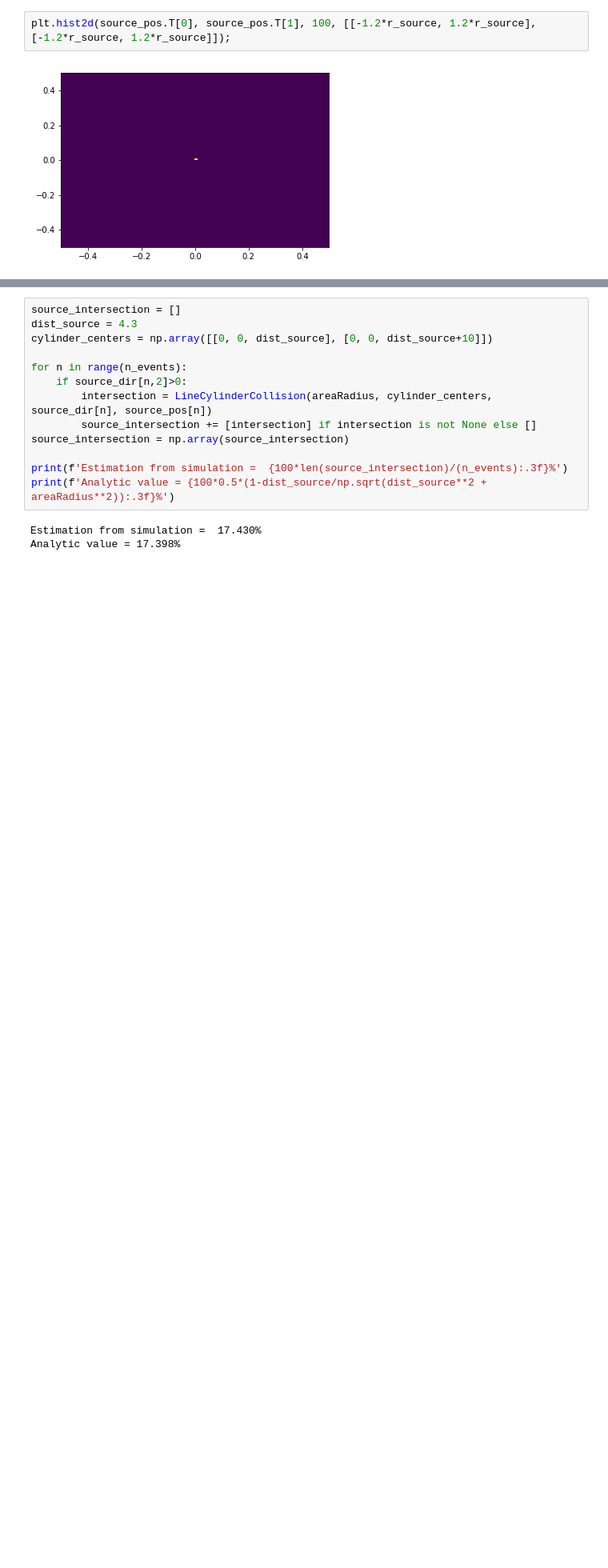
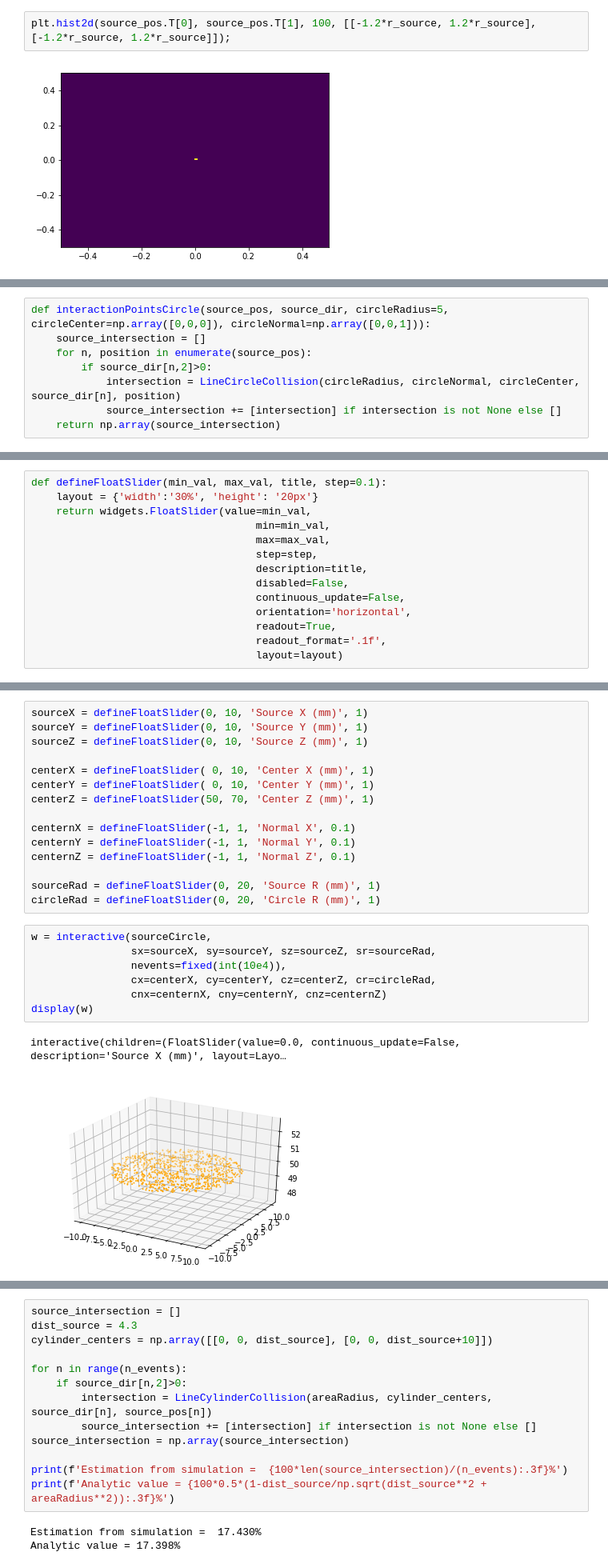
Before and after one commit to Aretno/Notebooks, a Jupyter notebook: SolidAngleToyInteractive.ipynb, the cells around one changed output, grey strips where cells are left out. Shown at 80% size. Cells and saved outputs as stored; diff of their text form; blank space fills up the shorter version.

Commit message:
New plots

```diff
--- a/SolidAngleToyInteractive.ipynb
+++ b/SolidAngleToyInteractive.ipynb
@@ -129,4 +133,12 @@ def generateSource(sourceOrigin=[0,0,0], sourceRadius=5, n_events=10e4):
                           2*np.pi*np.random.rand(n_events),
                           np.arccos(2*np.random.rand(n_events)-1))).T
     return source_pos, source_dir
+# %%
+def interactionPointsCircle(source_pos, source_dir, circleRadius=5, circleCenter=np.array([0,0,0]), circleNormal=np.array([0,0,1])):
+    source_intersection = []
+    for n, position in enumerate(source_pos):
+        if source_dir[n,2]>0:
+            intersection = LineCircleCollision(circleRadius, circleNormal, circleCenter, source_dir[n], position)
+            source_intersection += [intersection] if intersection is not None else []
+    return np.array(source_intersection)
 # %%
@@ -138,0 +165,14 @@ def interactionPoints(source_pos, source_dir, cylinderRadius=5, cylinderHeight=1
+# %%
+def defineFloatSlider(min_val, max_val, title, step=0.1):
+    layout = {'width':'30%', 'height': '20px'}
+    return widgets.FloatSlider(value=min_val,
+                                    min=min_val,
+                                    max=max_val,
+                                    step=step,
+                                    description=title,
+                                    disabled=False,
+                                    continuous_update=False,
+                                    orientation='horizontal',
+                                    readout=True,
+                                    readout_format='.1f',
+                                    layout=layout)
@@ -138,0 +205,25 @@ def interactionPoints(source_pos, source_dir, cylinderRadius=5, cylinderHeight=1
+# %%
+sourceX = defineFloatSlider(0, 10, 'Source X (mm)', 1)
+sourceY = defineFloatSlider(0, 10, 'Source Y (mm)', 1)
+sourceZ = defineFloatSlider(0, 10, 'Source Z (mm)', 1)
+
+centerX = defineFloatSlider( 0, 10, 'Center X (mm)', 1)
+centerY = defineFloatSlider( 0, 10, 'Center Y (mm)', 1)
+centerZ = defineFloatSlider(50, 70, 'Center Z (mm)', 1)
+
+centernX = defineFloatSlider(-1, 1, 'Normal X', 0.1)
+centernY = defineFloatSlider(-1, 1, 'Normal Y', 0.1)
+centernZ = defineFloatSlider(-1, 1, 'Normal Z', 0.1)
+
+sourceRad = defineFloatSlider(0, 20, 'Source R (mm)', 1)
+circleRad = defineFloatSlider(0, 20, 'Circle R (mm)', 1)
+# %%
+w = interactive(sourceCircle,
+                sx=sourceX, sy=sourceY, sz=sourceZ, sr=sourceRad,
+                nevents=fixed(int(10e4)),
+                cx=centerX, cy=centerY, cz=centerZ, cr=circleRad,
+                cnx=centernX, cny=centernY, cnz=centernZ)
+display(w)
+# %% [output]
+interactive(children=(FloatSlider(value=0.0, continuous_update=False, description='Source X (mm)', layout=Layo…
+[figure, added]
```
Also changed, not shown: parts of 12 cells of this notebook.
